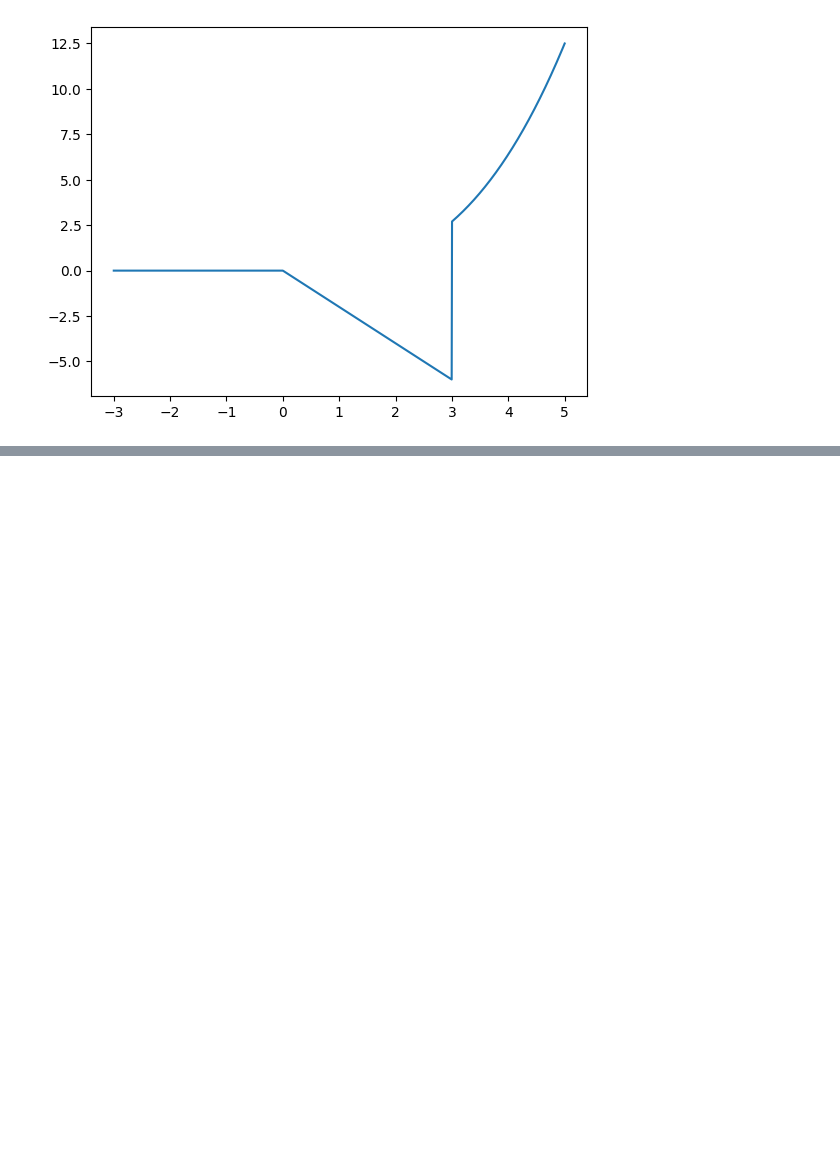
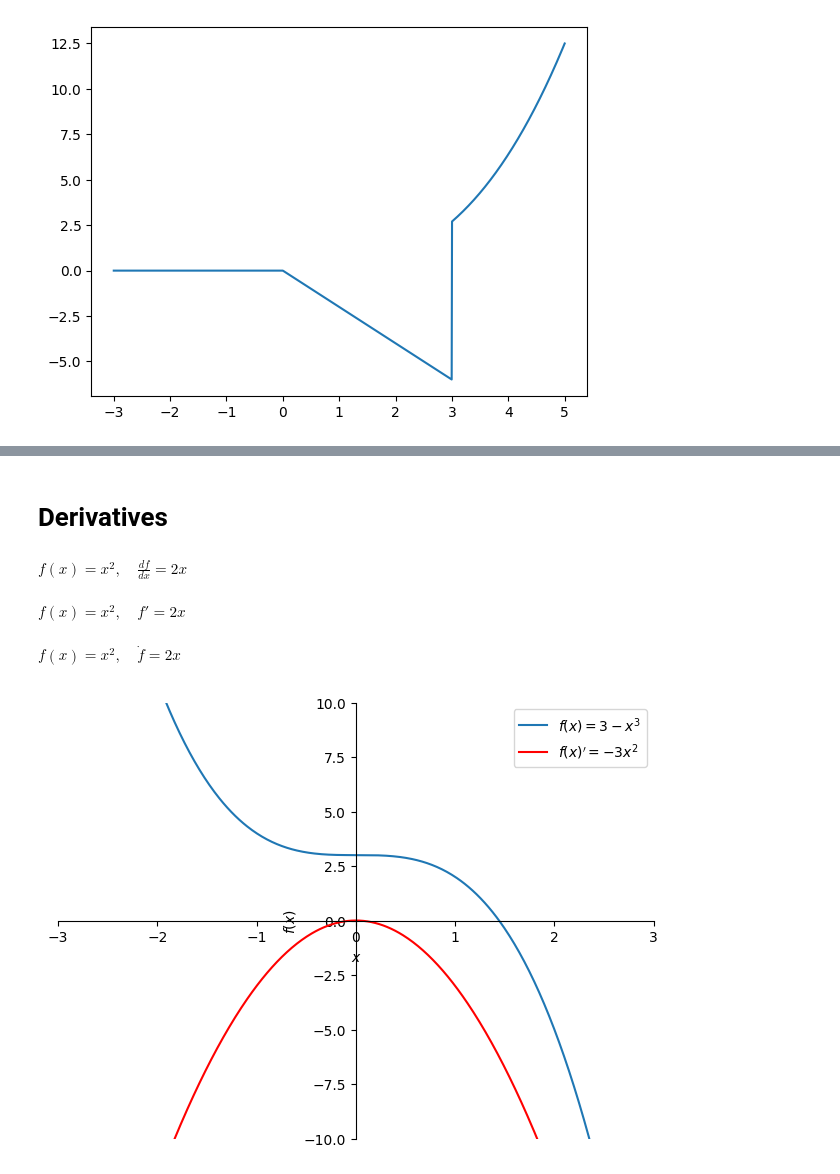
Before and after one commit to rtharris619/ProjectMath, a Jupyter notebook: Calculus/calculus.ipynb, the cells around one changed output, grey strips where cells are left out. Saved outputs shown, nothing was run; the diff lists cells and outputs as text; code cells hidden in the pictures; blank space fills up the shorter version.

```diff
--- a/Calculus/calculus.ipynb
+++ b/Calculus/calculus.ipynb
@@ -143,0 +146,39 @@ findfont: Font family 'Comic Neue' not found.
+# %% [markdown]
+# Derivatives
+# %%
+# Derivative of a polynomial:
+# df/dx*(a*x^n) = n*a*x^(n-1)
+
+x = sym.symbols('x')
+fx = x**2
+dfx = sym.diff(fx)
+
+# Leibniz notation
+display(Math('f(x) = %s, \\quad \\frac{df}{dx} = %s' %(sym.latex(fx), sym.latex(dfx))))
+
+# Lagrange notation
+display(Math('f(x) = %s, \\quad f\' = %s' %(sym.latex(fx), sym.latex(dfx))))
+
+# Newton notation
+display(Math('f(x) = %s, \\quad \\dot{f} = %s' %(sym.latex(fx), sym.latex(dfx))))
+# %% [output]
+$\displaystyle f(x) = x^{2}, \quad \frac{df}{dx} = 2 x$
+$\displaystyle f(x) = x^{2}, \quad f' = 2 x$
+$\displaystyle f(x) = x^{2}, \quad \dot{f} = 2 x$
+# %%
+fx = 3 - x**3
+range_x = (x,-5,5)
+dfx = sym.diff(fx)
+
+p = symplot(fx, range_x, show=False)
+p.extend(symplot(sym.diff(fx), range_x, show=False))
+p[1].line_color = 'r'
+p[0].label = '$f(x) = %s$' %sym.latex(fx)
+p[1].label = '$f(x)\' = %s$' %sym.latex(dfx)
+
+p.legend = True
+p.ylim = [-10,10]
+p.xlim = [-3,3]
+p.show()
+# %% [output]
+[figure, added]
```
Also changed, not shown: parts of 2 cells of this notebook.
